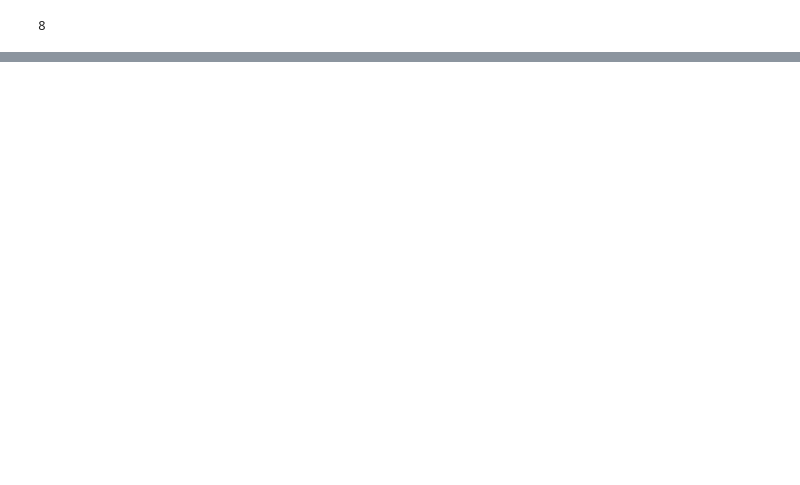
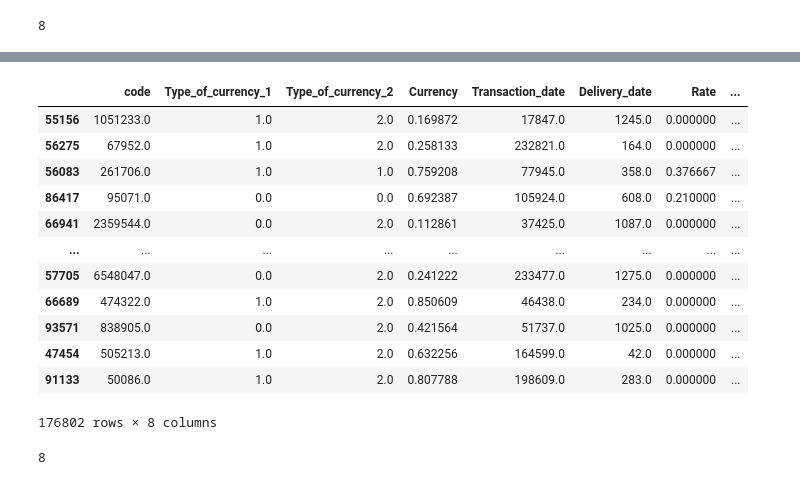
Before and after one commit to Wicchi/ETL-processing-using-Machine-Learning, a Jupyter notebook: eda_v2.ipynb, the cells around one changed output, grey strips where cells are left out. Cells and saved outputs as stored; diff of their text form; code cells hidden in the pictures; blank space fills up the shorter version.

```diff
--- a/eda_v2.ipynb
+++ b/eda_v2.ipynb
@@ -845,0 +848,18 @@ array([[26059,  2608,    81],
+# %%
+X_train, X_test, y_train, y_test = train_test_split(X, y, test_size=0.33)
+# %%
+X_train
+# %% [output]
+|  | code | Type_of_currency_1 | Type_of_currency_2 | Currency | Transaction_date | Delivery_date | Rate | ... |
+| 55156 | 1051233.0 | 1.0 | 2.0 | 0.169872 | 17847.0 | 1245.0 | 0.000000 | ... |
+| 56275 | 67952.0 | 1.0 | 2.0 | 0.258133 | 232821.0 | 164.0 | 0.000000 | ... |
+| 56083 | 261706.0 | 1.0 | 1.0 | 0.759208 | 77945.0 | 358.0 | 0.376667 | ... |
+| 86417 | 95071.0 | 0.0 | 0.0 | 0.692387 | 105924.0 | 608.0 | 0.210000 | ... |
+| 66941 | 2359544.0 | 0.0 | 2.0 | 0.112861 | 37425.0 | 1087.0 | 0.000000 | ... |
+| ... | ... | ... | ... | ... | ... | ... | ... | ... |
+| 57705 | 6548047.0 | 0.0 | 2.0 | 0.241222 | 233477.0 | 1275.0 | 0.000000 | ... |
+| 66689 | 474322.0 | 1.0 | 2.0 | 0.850609 | 46438.0 | 234.0 | 0.000000 | ... |
+| 93571 | 838905.0 | 0.0 | 2.0 | 0.421564 | 51737.0 | 1025.0 | 0.000000 | ... |
+| 47454 | 505213.0 | 1.0 | 2.0 | 0.632256 | 164599.0 | 42.0 | 0.000000 | ... |
+| 91133 | 50086.0 | 1.0 | 2.0 | 0.807788 | 198609.0 | 283.0 | 0.000000 | ... |
+176802 rows × 8 columns
@@ -845,0 +869,4 @@ array([[26059,  2608,    81],
+# %%
+n_features
+# %% [output]
+8
```
Also changed, not shown: parts of 40 cells of this notebook.
